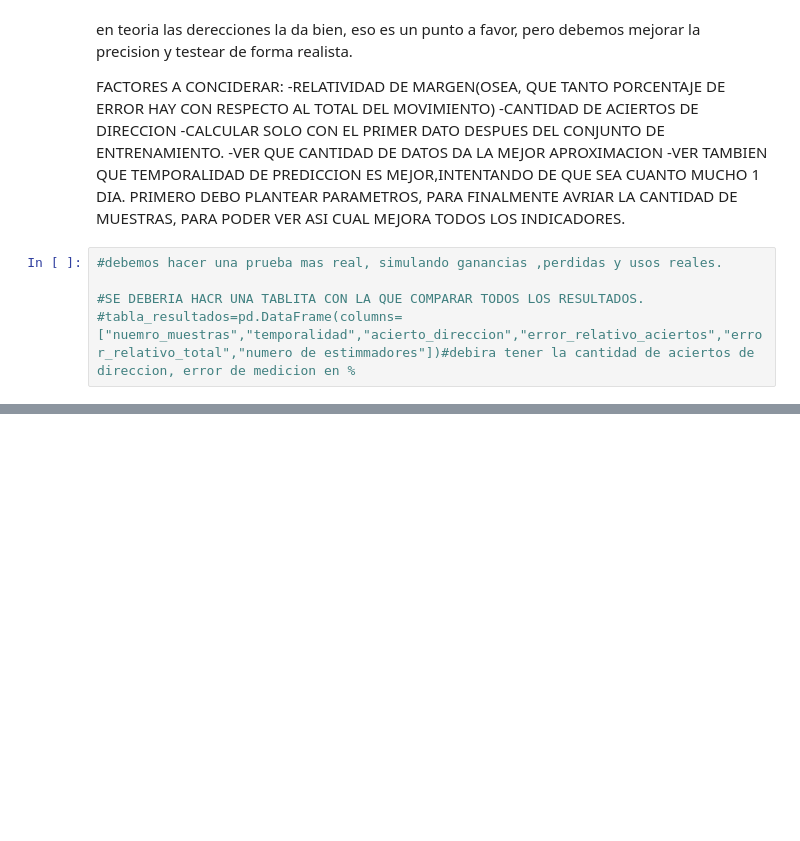
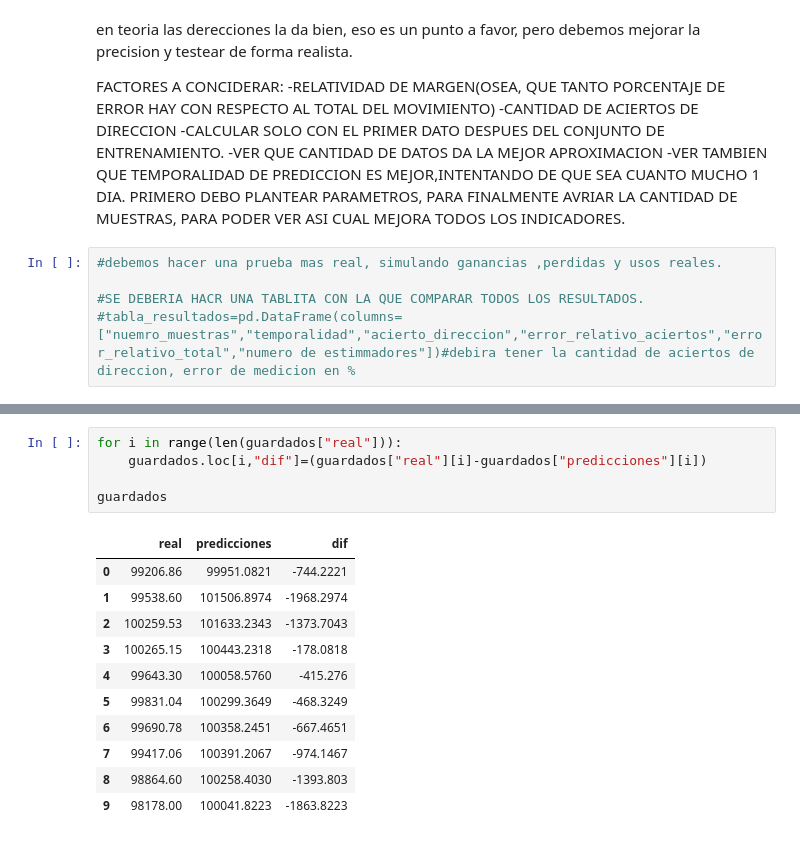
Before and after one commit to FerdinandMileto/Proyecto_cripto_RH, a Jupyter notebook: src/porcentual.ipynb, the cells around one changed output, grey strips where cells are left out. Saved outputs shown, nothing was run; the diff lists cells and outputs as text; blank space fills up the shorter version.

```diff
--- a/src/porcentual.ipynb
+++ b/src/porcentual.ipynb
@@ -258,0 +247,17 @@ sns.scatterplot(guardados,x=guardados.index,y="predicciones",alpha=0.6)
+# %%
+for i in range(len(guardados["real"])):
+    guardados.loc[i,"dif"]=(guardados["real"][i]-guardados["predicciones"][i])
+
+guardados
+# %% [output]
+|  | real | predicciones | dif |
+| 0 | 99206.86 | 99951.0821 | -744.2221 |
+| 1 | 99538.60 | 101506.8974 | -1968.2974 |
+| 2 | 100259.53 | 101633.2343 | -1373.7043 |
+| 3 | 100265.15 | 100443.2318 | -178.0818 |
+| 4 | 99643.30 | 100058.5760 | -415.276 |
+| 5 | 99831.04 | 100299.3649 | -468.3249 |
+| 6 | 99690.78 | 100358.2451 | -667.4651 |
+| 7 | 99417.06 | 100391.2067 | -974.1467 |
+| 8 | 98864.60 | 100258.4030 | -1393.803 |
+| 9 | 98178.00 | 100041.8223 | -1863.8223 |
```
Also changed, not shown: parts of 5 cells of this notebook.
